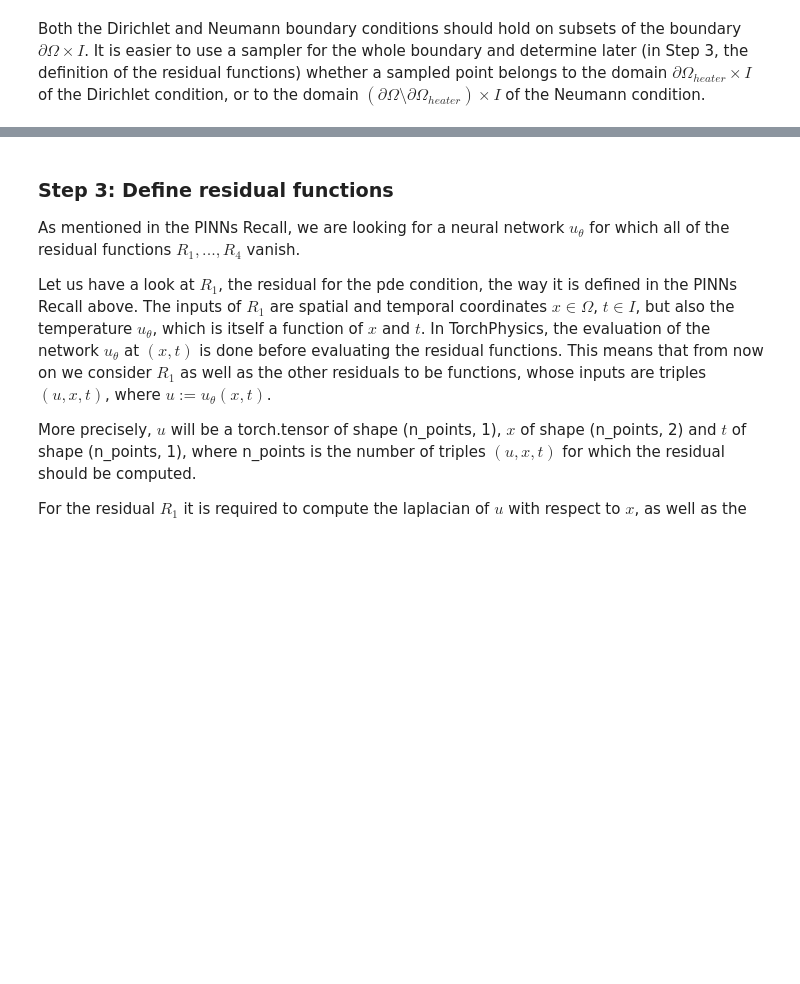
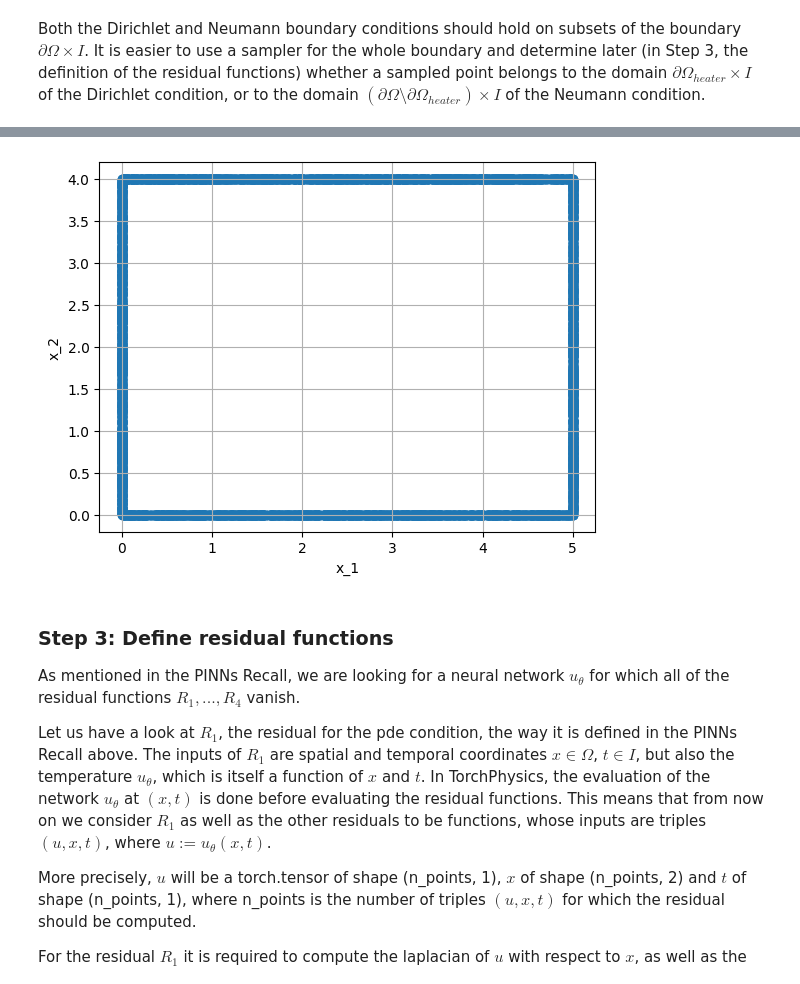
Before and after one commit to boschresearch/torchphysics, a Jupyter notebook: examples/tutorial/Introduction_Tutorial_PINNs.ipynb, the cells around one changed output, grey strips where cells are left out. Cells and saved outputs as stored; diff of their text form; code cells hidden in the pictures; blank space fills up the shorter version.

```diff
--- a/examples/tutorial/Introduction_Tutorial_PINNs.ipynb
+++ b/examples/tutorial/Introduction_Tutorial_PINNs.ipynb
@@ -131,3 +127,7 @@ plot = tp.utils.scatter(X, sampler_boundary_condition)
+# %%
+plot
+# %% [output]
+[figure, added]
 # %% [markdown]
 ### Step 3: Define residual functions
 As mentioned in the PINNs Recall, we are looking for a neural network $u_\theta$ for which all of the residual functions $R_1,...,R_4$ vanish.
```
Also changed, not shown: parts of 13 cells of this notebook, 3 other files.
